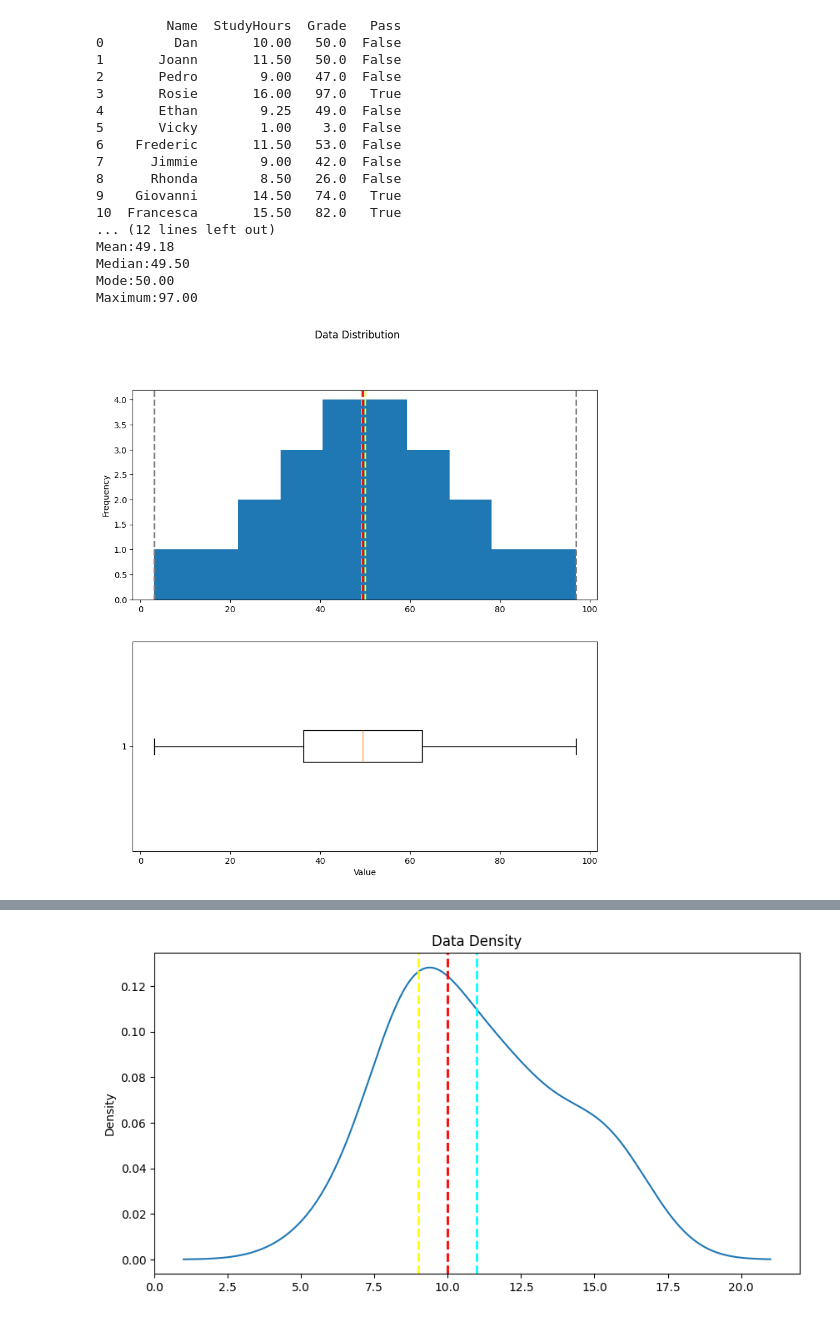
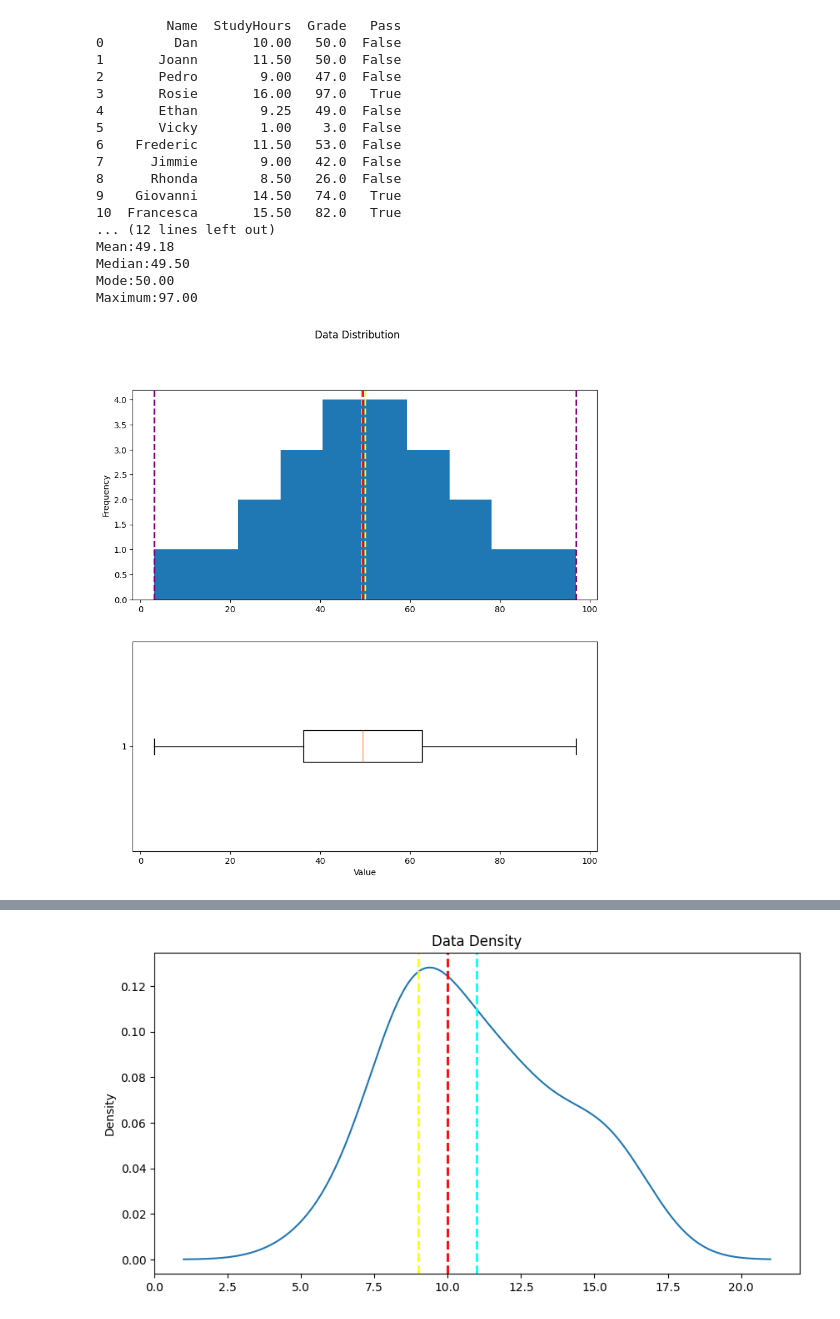
Before and after one commit to JuaoSea/Python-data, a Jupyter notebook: realworld.ipynb, the cells around one changed output, grey strips where cells are left out. Cells and saved outputs as stored; diff of their text form; code cells hidden in the pictures.

```diff
--- a/realworld.ipynb
+++ b/realworld.ipynb
@@ -46,43 +46,43 @@ def show_distribution(var_data):
     ax[0].set_ylabel('Frequency')
 
     # Add lines for the mean, median, and mode
-    ax[0].axvline(x=min_val, color = 'gray', linestyle='dashed', linewidth = 2)
+    ax[0].axvline(x=min_val, color = 'purple', linestyle='dashed', linewidth = 2)
     ax[0].axvline(x=mean_val, color = 'cyan', linestyle='dashed', linewidth = 2)
     ax[0].axvline(x=med_val, color = 'red', linestyle='dashed', linewidth = 2)
     ax[0].axvline(x=mod_val, color = 'yellow', linestyle='dashed', linewidth = 2)
-    ax[0].axvline(x=max_val, color = 'gray', linestyle='dashed', linewidth = 2)
+    ax[0].axvline(x=max_val, color = 'purple', linestyle='dashed', linewidth = 2)
 
     # Plot the boxplot
     ax[1].boxplot(var_data, vert=False)
     ax[1].set_xlabel('Value')
 
     # Add a title to the Figure
     fig.suptitle('Data Distribution')
 
     # Show the figure
     fig.show()
 
 
 show_distribution(df_students['Grade'])
 # %% [output]
          Name  StudyHours  Grade   Pass
 0         Dan       10.00   50.0  False
 1       Joann       11.50   50.0  False
 2       Pedro        9.00   47.0  False
 3       Rosie       16.00   97.0   True
 4       Ethan        9.25   49.0  False
 5       Vicky        1.00    3.0  False
 6    Frederic       11.50   53.0  False
 7      Jimmie        9.00   42.0  False
 8      Rhonda        8.50   26.0  False
 9    Giovanni       14.50   74.0   True
 10  Francesca       15.50   82.0   True
 ... (12 lines left out)
 Mean:49.18
 Median:49.50
 Mode:50.00
 Maximum:97.00
-[figure, old version]
+[figure, new version]
 # %%
 show_distribution(df_students.StudyHours)
 # %% [output]
```
Also changed, not shown: parts of 4 cells of this notebook.
